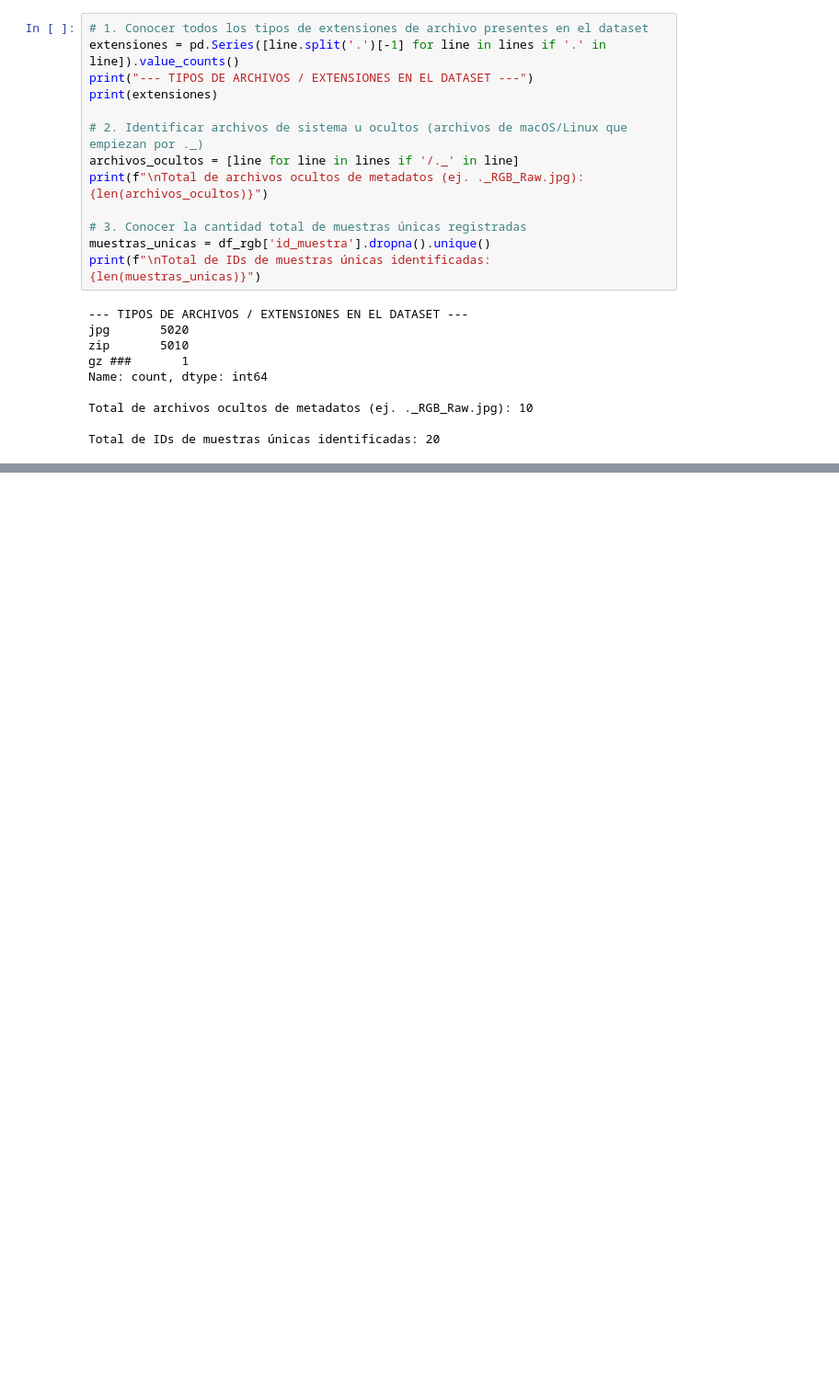
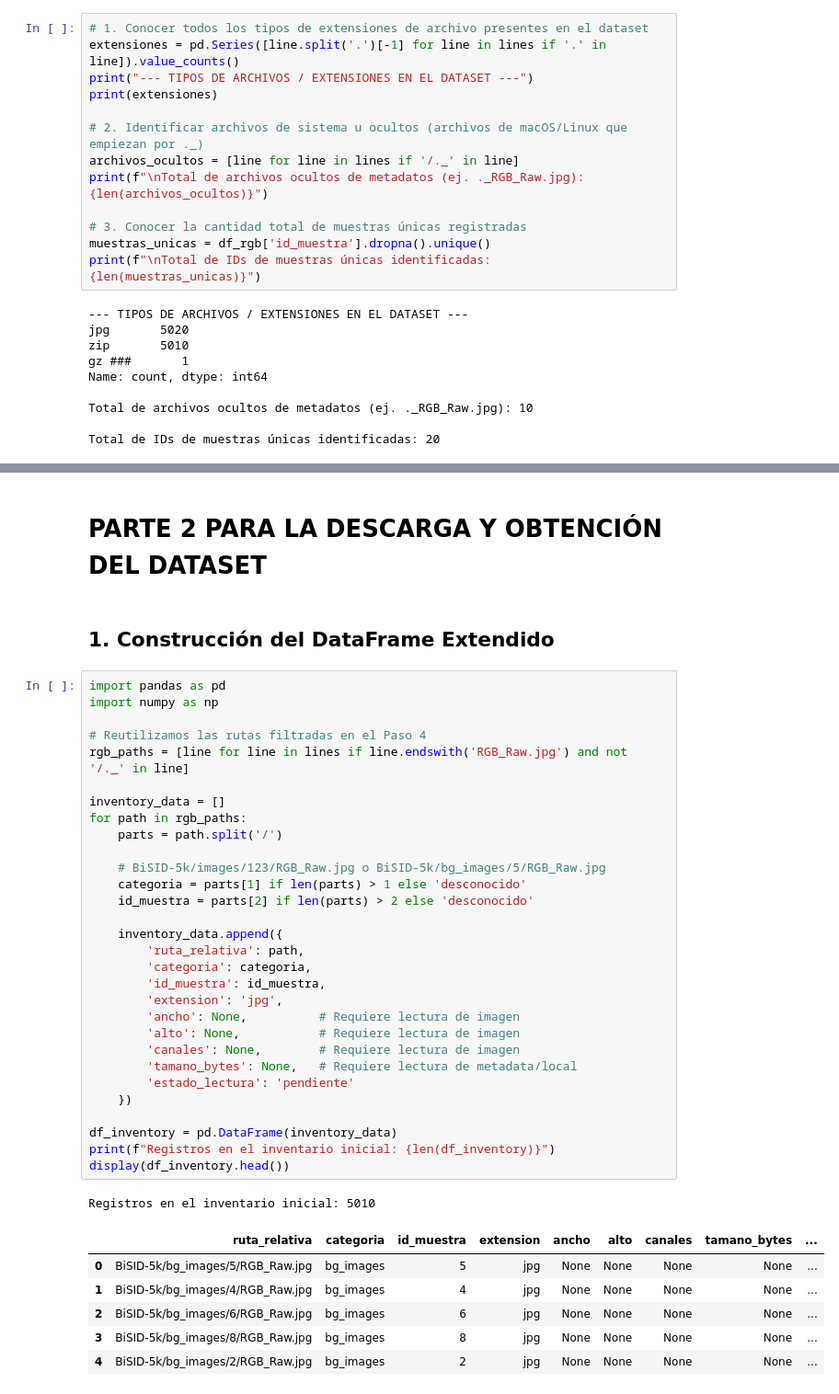
Before and after one commit to StevenFAP1815/BioCLIP_Proyect, a Jupyter notebook: notebooks/01_eda_dataset.ipynb, the cells around one changed output, grey strips where cells are left out. Shown at 92% size. Cells and saved outputs as stored; diff of their text form; blank space fills up the shorter version.

Commit message:
Parte 2 terminada: EDA estructural analizando únicamente el archivo .txt

```diff
--- a/notebooks/01_eda_dataset.ipynb
+++ b/notebooks/01_eda_dataset.ipynb
@@ -157,0 +157,42 @@ Con las rutas estructuradas en el DataFrame `df_rgb`, tenemos la tabla inicial l
+# %% [markdown]
+# **PARTE 2 PARA LA DESCARGA Y OBTENCIÓN DEL DATASET**
+# %% [markdown]
+## **1. Construcción del DataFrame Extendido**
+# %%
+import pandas as pd
+import numpy as np
+
+# Reutilizamos las rutas filtradas en el Paso 4
+rgb_paths = [line for line in lines if line.endswith('RGB_Raw.jpg') and not '/._' in line]
+
+inventory_data = []
+for path in rgb_paths:
+    parts = path.split('/')
+
+    # BiSID-5k/images/123/RGB_Raw.jpg o BiSID-5k/bg_images/5/RGB_Raw.jpg
+    categoria = parts[1] if len(parts) > 1 else 'desconocido'
+    id_muestra = parts[2] if len(parts) > 2 else 'desconocido'
+
+    inventory_data.append({
+        'ruta_relativa': path,
+        'categoria': categoria,
+        'id_muestra': id_muestra,
+        'extension': 'jpg',
+        'ancho': None,          # Requiere lectura de imagen
+        'alto': None,           # Requiere lectura de imagen
+        'canales': None,        # Requiere lectura de imagen
+        'tamano_bytes': None,   # Requiere lectura de metadata/local
+        'estado_lectura': 'pendiente'
+    })
+
+df_inventory = pd.DataFrame(inventory_data)
+print(f"Registros en el inventario inicial: {len(df_inventory)}")
+display(df_inventory.head())
+# %% [output]
+Registros en el inventario inicial: 5010
+|  | ruta_relativa | categoria | id_muestra | extension | ancho | alto | canales | tamano_bytes | ... |
+| 0 | BiSID-5k/bg_images/5/RGB_Raw.jpg | bg_images | 5 | jpg | None | None | None | None | ... |
+| 1 | BiSID-5k/bg_images/4/RGB_Raw.jpg | bg_images | 4 | jpg | None | None | None | None | ... |
+| 2 | BiSID-5k/bg_images/6/RGB_Raw.jpg | bg_images | 6 | jpg | None | None | None | None | ... |
+| 3 | BiSID-5k/bg_images/8/RGB_Raw.jpg | bg_images | 8 | jpg | None | None | None | None | ... |
+| 4 | BiSID-5k/bg_images/2/RGB_Raw.jpg | bg_images | 2 | jpg | None | None | None | None | ... |
```
Also changed, not shown: parts of 10 cells of this notebook.
